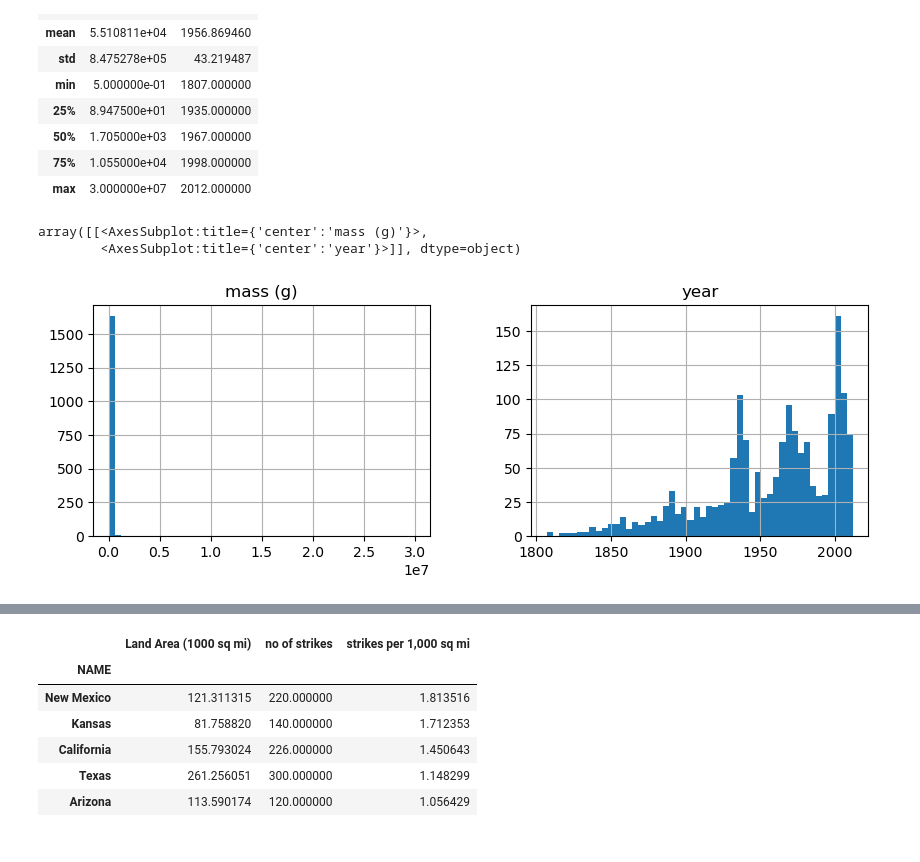
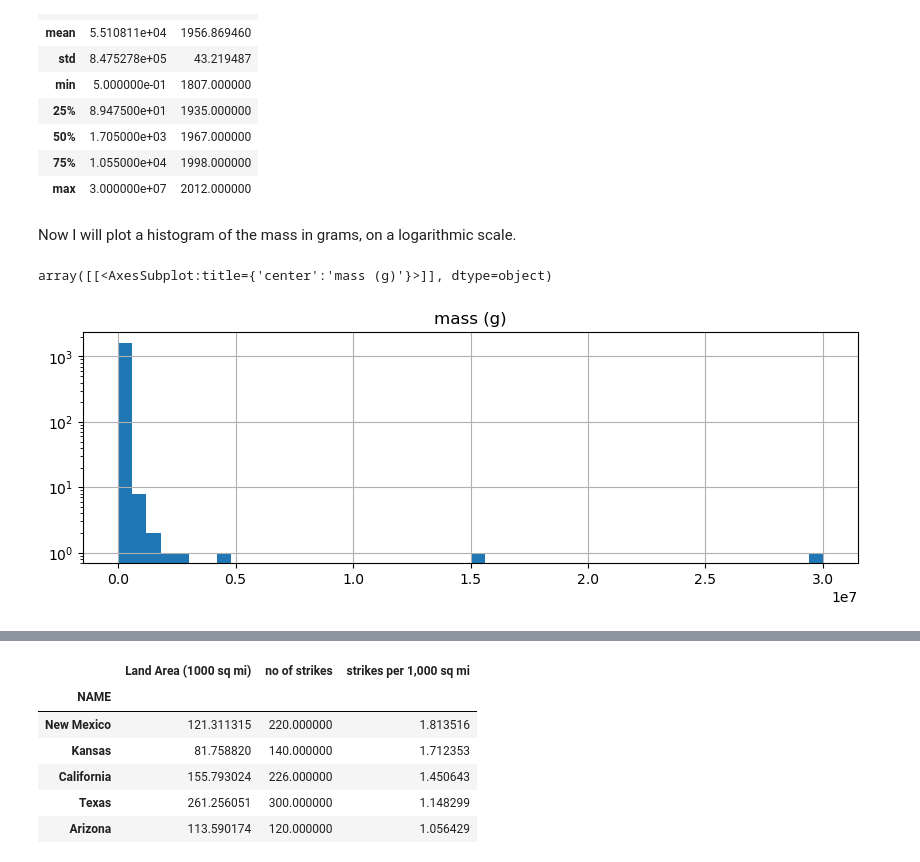
Before and after one commit to Nova-Creatio-Data-Labs/nc-blog-examples, a Jupyter notebook: finding-meteorites.ipynb, the cells around one changed output, grey strips where cells are left out. Saved outputs shown, nothing was run; the diff lists cells and outputs as text; code cells hidden in the pictures.

```diff
--- a/finding-meteorites.ipynb
+++ b/finding-meteorites.ipynb
@@ -212,9 +211,10 @@ meteorite_data_c[['mass (g)','year']].describe()
 | 50% | 1.705000e+03 | 1967.000000 |
 | 75% | 1.055000e+04 | 1998.000000 |
 | max | 3.000000e+07 | 2012.000000 |
+# %% [markdown]
+Now I will plot a histogram of the mass in grams, on a logarithmic scale.
 # %%
-meteorite_data_c[['mass (g)','year']].hist(bins=50,figsize=(10,3))
+meteorite_data_c[['mass (g)']].hist(label='mass (g) histogram (log scale)',bins=50,figsize=(10,3),log=True)
 # %% [output]
-array([[<AxesSubplot:title={'center':'mass (g)'}>,
-        <AxesSubplot:title={'center':'year'}>]], dtype=object)
+array([[<AxesSubplot:title={'center':'mass (g)'}>]], dtype=object)
-[figure, old version]
+[figure, new version]
```
Also changed, not shown: parts of 26 cells of this notebook, 2 other files.
